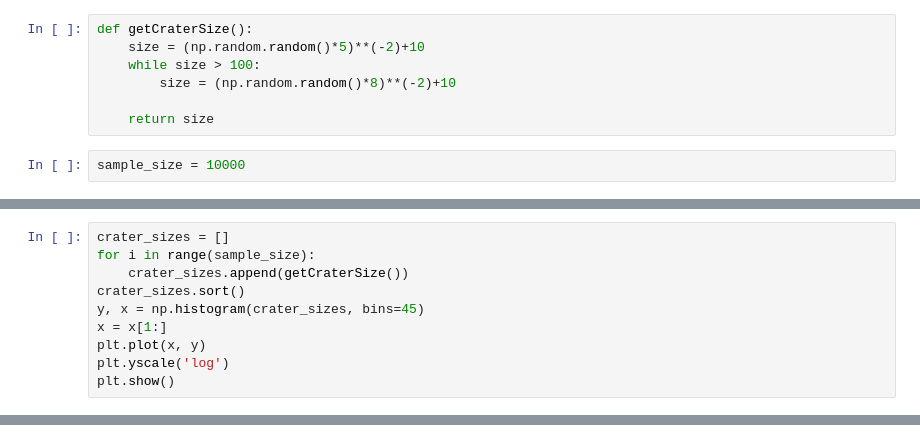
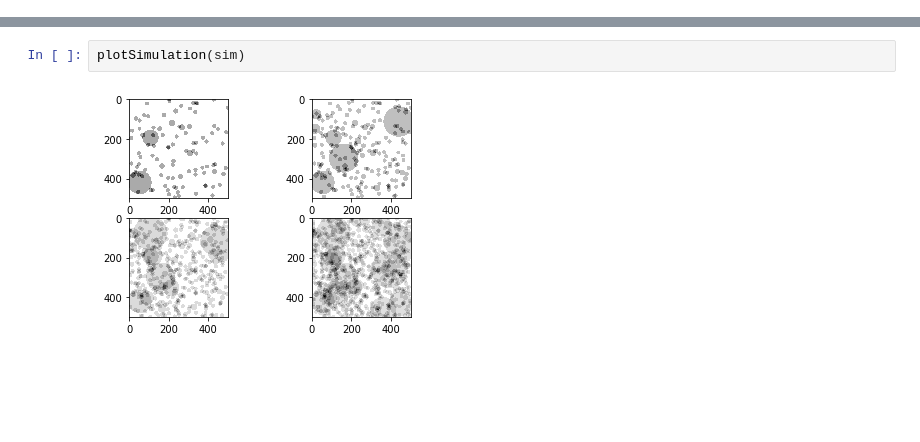
Before and after one commit to CarthagoDelendaEst58/ASTR3750FinalProject, a Jupyter notebook: Dumitrescu_CourseProject.ipynb, the cells around one changed output, grey strips where cells are left out. Saved outputs shown, nothing was run; the diff lists cells and outputs as text; blank space fills up the shorter version.

```diff
--- a/Dumitrescu_CourseProject.ipynb
+++ b/Dumitrescu_CourseProject.ipynb
@@ -8,9 +0,0 @@ import matplotlib.pyplot as plt
-# %%
-def getCraterSize():
-    size = (np.random.random()*5)**(-2)+10
-    while size > 100:
-        size = (np.random.random()*8)**(-2)+10
-
-    return size
-# %%
-sample_size = 10000
@@ -28,10 +0,0 @@ plt.show()
-# %%
-crater_sizes = []
-for i in range(sample_size):
-    crater_sizes.append(getCraterSize())
-crater_sizes.sort()
-y, x = np.histogram(crater_sizes, bins=45)
-x = x[1:]
-plt.plot(x, y)
-plt.yscale('log')
-plt.show()
@@ -113,0 +143,4 @@ plt.show()
+# %%
+plotSimulation(sim)
+# %% [output]
+[figure, added]
```
Also changed, not shown: parts of 13 cells of this notebook, 1 other file.
